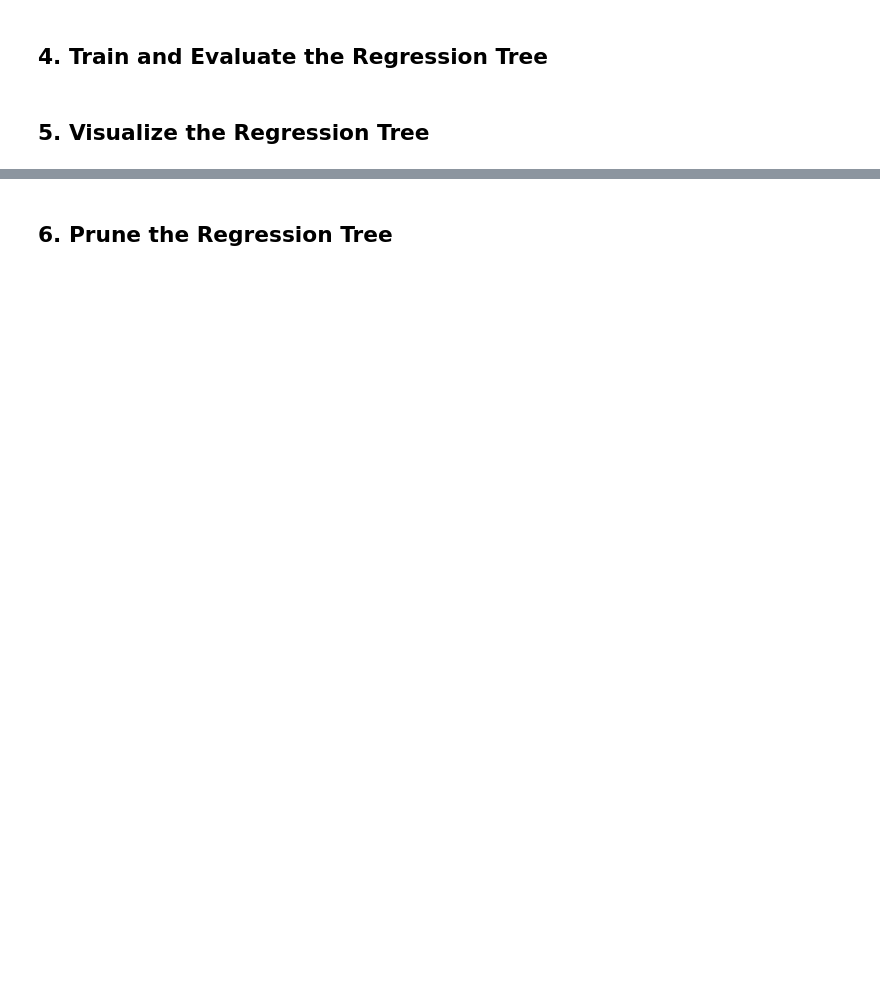
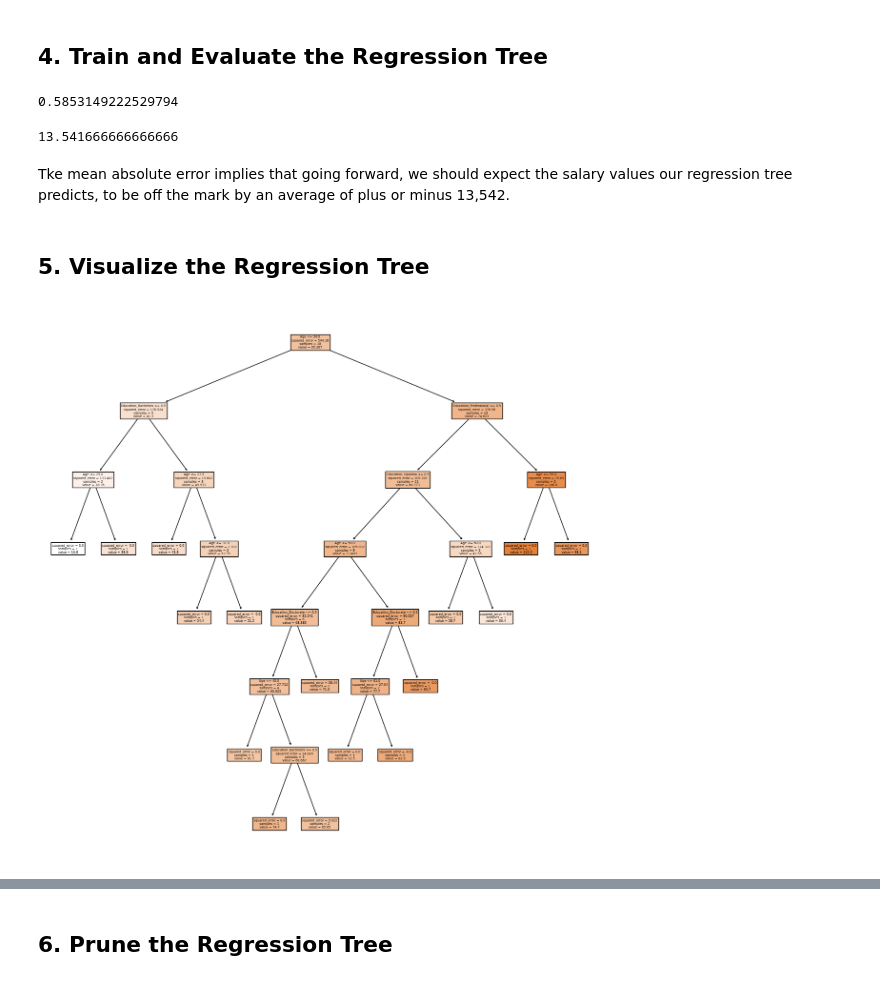
Before and after one commit to ArifAygun/ArifAygun-Machine-Learning-with-Python-Decision-Trees, a Jupyter notebook: AA__linked_03b_decesion_tree.ipynb, the cells around one changed output, grey strips where cells are left out. Saved outputs shown, nothing was run; the diff lists cells and outputs as text; code cells hidden in the pictures; blank space fills up the shorter version.

```diff
--- a/AA__linked_03b_decesion_tree.ipynb
+++ b/AA__linked_03b_decesion_tree.ipynb
@@ -89,4 +95,4 @@ ax = plt.legend(bbox_to_anchor = (1.02, 1), loc = 'upper left')
 # %% [markdown]
 ## 3. Prepare the Data
 # %%
-y
+y = income[['Salary']]
@@ -95,3 +99,5 @@ X
+# %%
+X = income[['Age', 'Education']]
 # %%
 from sklearn.model_selection import train_test_split
 X_train, X_test, y_train, y_test = train_test_split(X, y,
@@ -120,11 +145,25 @@ model
+# %%
+model = regressor.fit(X_train, y_train)
+# %%
+model.score(X_test, y_test)
+# %% [output]
+0.5853149222529794
 # %%
 y_test_pred = model.predict(X_test)
 # %%
 from sklearn.metrics import mean_absolute_error
 mean_absolute_error(y_test, y_test_pred)
+# %% [output]
+13.541666666666666
+# %% [markdown]
+Tke mean absolute error implies that going forward, we should expect the salary values our regression tree predicts, to be off the mark by an average of plus or minus 13,542.
 # %% [markdown]
 ## 5. Visualize the Regression Tree
 # %%
 from sklearn import tree
 plt.figure(figsize = (15,15))
-tree.plot_tree();
+tree.plot_tree(model,
+               feature_names = list(X_train.columns),
+               filled = True);
+# %% [output]
+[figure, added]
```
Also changed, not shown: parts of 28 cells of this notebook.
